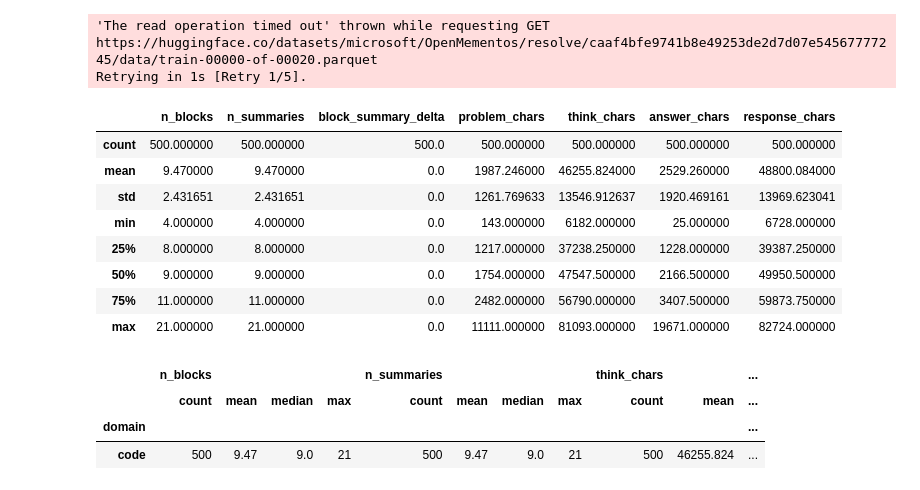
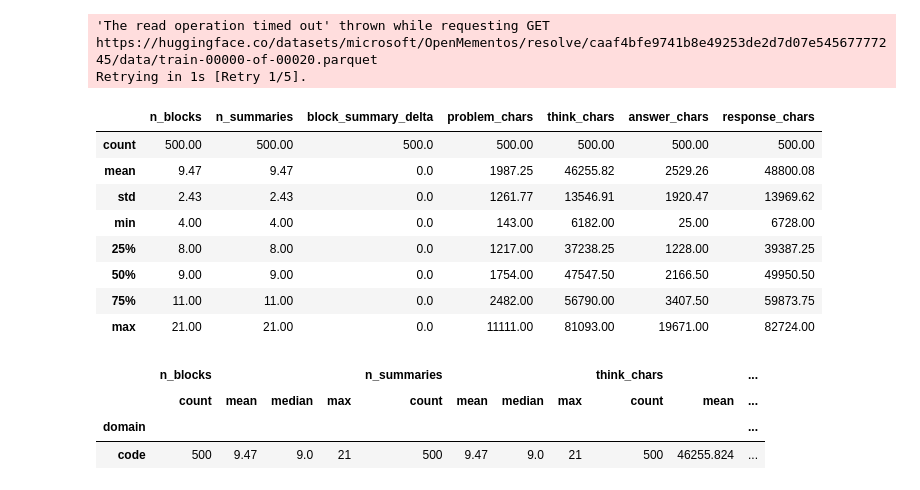
Before and after one commit to fedebri/reasoning-under-compression, a Jupyter notebook: notebooks/01_openmementos_probe.ipynb, the cells around one changed output. Cells and saved outputs as stored; diff of their text form; code cells hidden in the pictures.

```diff
--- a/notebooks/01_openmementos_probe.ipynb
+++ b/notebooks/01_openmementos_probe.ipynb
@@ -253,23 +253,23 @@ Retrying in 1s [Retry 1/5].
 # %%
 df_probe[[
     "n_blocks",
     "n_summaries",
     "block_summary_delta",
     "problem_chars",
     "think_chars",
     "answer_chars",
     "response_chars",
-]].describe()
+]].describe().round(2)
 # %% [output]
 |  | n_blocks | n_summaries | block_summary_delta | problem_chars | think_chars | answer_chars | response_chars |
-| count | 500.000000 | 500.000000 | 500.0 | 500.000000 | 500.000000 | 500.000000 | 500.000000 |
-| mean | 9.470000 | 9.470000 | 0.0 | 1987.246000 | 46255.824000 | 2529.260000 | 48800.084000 |
-| std | 2.431651 | 2.431651 | 0.0 | 1261.769633 | 13546.912637 | 1920.469161 | 13969.623041 |
-| min | 4.000000 | 4.000000 | 0.0 | 143.000000 | 6182.000000 | 25.000000 | 6728.000000 |
-| 25% | 8.000000 | 8.000000 | 0.0 | 1217.000000 | 37238.250000 | 1228.000000 | 39387.250000 |
-| 50% | 9.000000 | 9.000000 | 0.0 | 1754.000000 | 47547.500000 | 2166.500000 | 49950.500000 |
-| 75% | 11.000000 | 11.000000 | 0.0 | 2482.000000 | 56790.000000 | 3407.500000 | 59873.750000 |
-| max | 21.000000 | 21.000000 | 0.0 | 11111.000000 | 81093.000000 | 19671.000000 | 82724.000000 |
+| count | 500.00 | 500.00 | 500.0 | 500.00 | 500.00 | 500.00 | 500.00 |
+| mean | 9.47 | 9.47 | 0.0 | 1987.25 | 46255.82 | 2529.26 | 48800.08 |
+| std | 2.43 | 2.43 | 0.0 | 1261.77 | 13546.91 | 1920.47 | 13969.62 |
+| min | 4.00 | 4.00 | 0.0 | 143.00 | 6182.00 | 25.00 | 6728.00 |
+| 25% | 8.00 | 8.00 | 0.0 | 1217.00 | 37238.25 | 1228.00 | 39387.25 |
+| 50% | 9.00 | 9.00 | 0.0 | 1754.00 | 47547.50 | 2166.50 | 49950.50 |
+| 75% | 11.00 | 11.00 | 0.0 | 2482.00 | 56790.00 | 3407.50 | 59873.75 |
+| max | 21.00 | 21.00 | 0.0 | 11111.00 | 81093.00 | 19671.00 | 82724.00 |
 # %%
 df_probe.groupby("domain")[["n_blocks", "n_summaries", "think_chars"]].agg(["count", "mean", "median", "max"])
 # %% [output]
```
Also changed, not shown: parts of 1 cell of this notebook.
